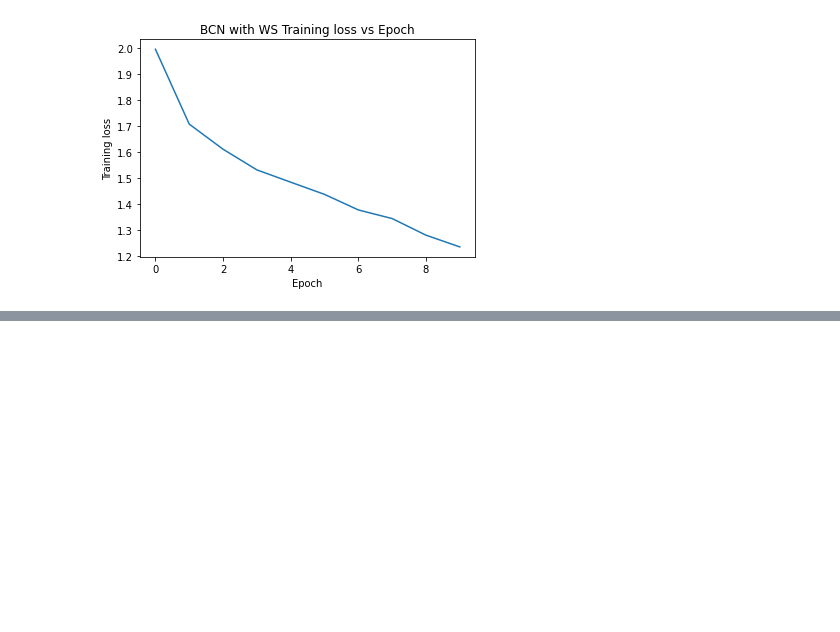
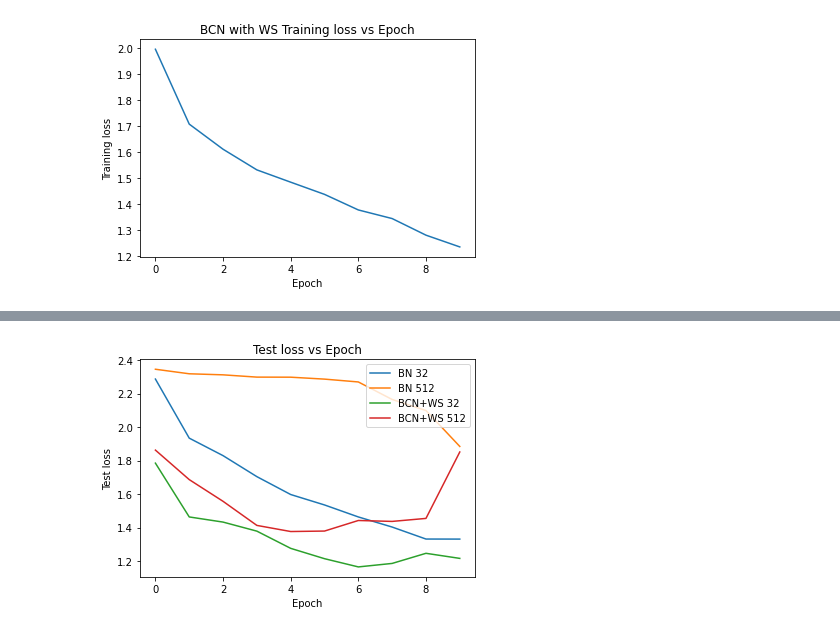
Before and after one commit to 395t/coding-assignment-week-5-nrm-2, a Jupyter notebook: notebooks/joshpapermaster.ipynb, the cells around one changed output, grey strips where cells are left out. Saved outputs shown, nothing was run; the diff lists cells and outputs as text; code cells hidden in the pictures; blank space fills up the shorter version.

```diff
--- a/notebooks/joshpapermaster.ipynb
+++ b/notebooks/joshpapermaster.ipynb
@@ -310,0 +515,16 @@ plt.show()
+# %%
+total_validation_losses = bn_validation_losses + validation_losses
+labels = ['BN 32', 'BN 512', 'BCN+WS 32', 'BCN+WS 512']
+
+plt.title("Test loss vs Epoch")
+plt.xlabel('Epoch')
+plt.ylabel('Test loss')
+
+i=0
+for label in labels:
+    plt.plot(total_validation_losses[i], label=label)
+    i+=1
+plt.legend()
+plt.show()
+# %% [output]
+[figure, added]
```
Also changed, not shown: parts of 7 cells of this notebook, 3 other files.
